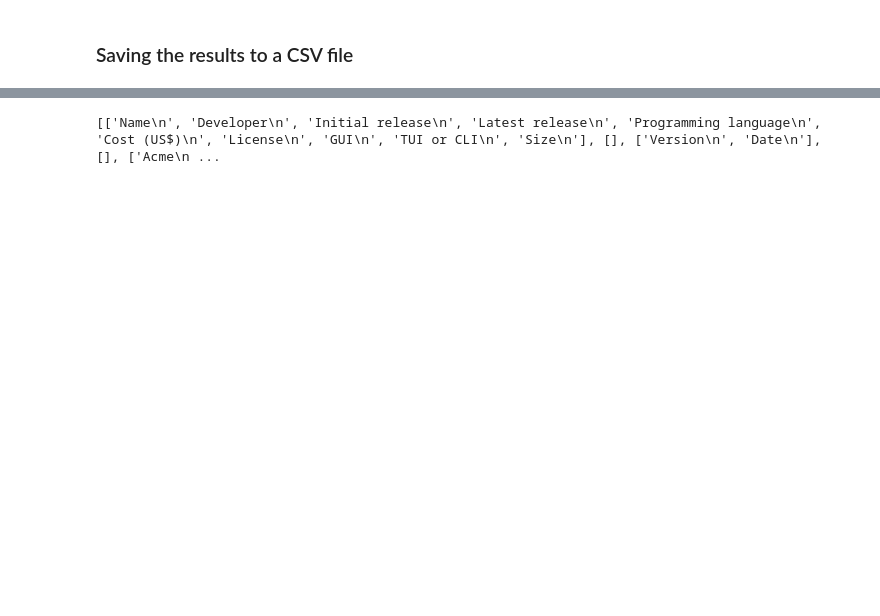
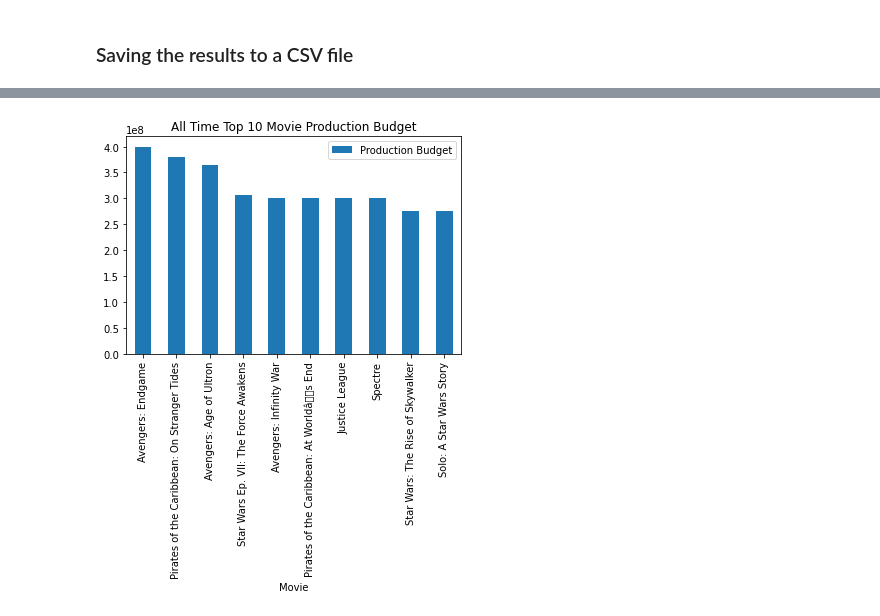
Before and after one commit to haozac/Box-Office-and-Movie-Review-Analysis, a Jupyter notebook: MovieBudget1.ipynb, the cells around one changed output, grey strips where cells are left out. Cells and saved outputs as stored; diff of their text form; code cells hidden in the pictures; blank space fills up the shorter version.

Commit message:
Update MovieBudget

```diff
--- a/MovieBudget1.ipynb
+++ b/MovieBudget1.ipynb
@@ -235,7 +159,15 @@ def load_csv(filename, delim=','):
             data.append(row)
     return data
 # %%
-data = load_csv('editors.csv')
-print(data)
+data = load_csv('Movie_Budget.csv')
+#print(data)
-# %% [output]
-[['Name\n', 'Developer\n', 'Initial release\n', 'Latest release\n', 'Programming language\n', 'Cost (US$)\n', 'License\n', 'GUI\n', 'TUI or CLI\n', 'Size\n'], [], ['Version\n', 'Date\n'], [], ['Acme\n ...
+# %%
+# Plot Graph
+import pandas as pd
+import matplotlib.pyplot as plt
+
+# Simple Plot shows top 10 highest Production Budget Movie.
+df.iloc[0:10].plot(kind='bar',x='Movie',y='Production Budget').set_title("All Time Top 10 Movie Production Budget")
+plt.savefig('ProductionBudget.png')
+# %% [output]
+[figure, added]
```
Also changed, not shown: parts of 18 cells of this notebook, 6 other files.
